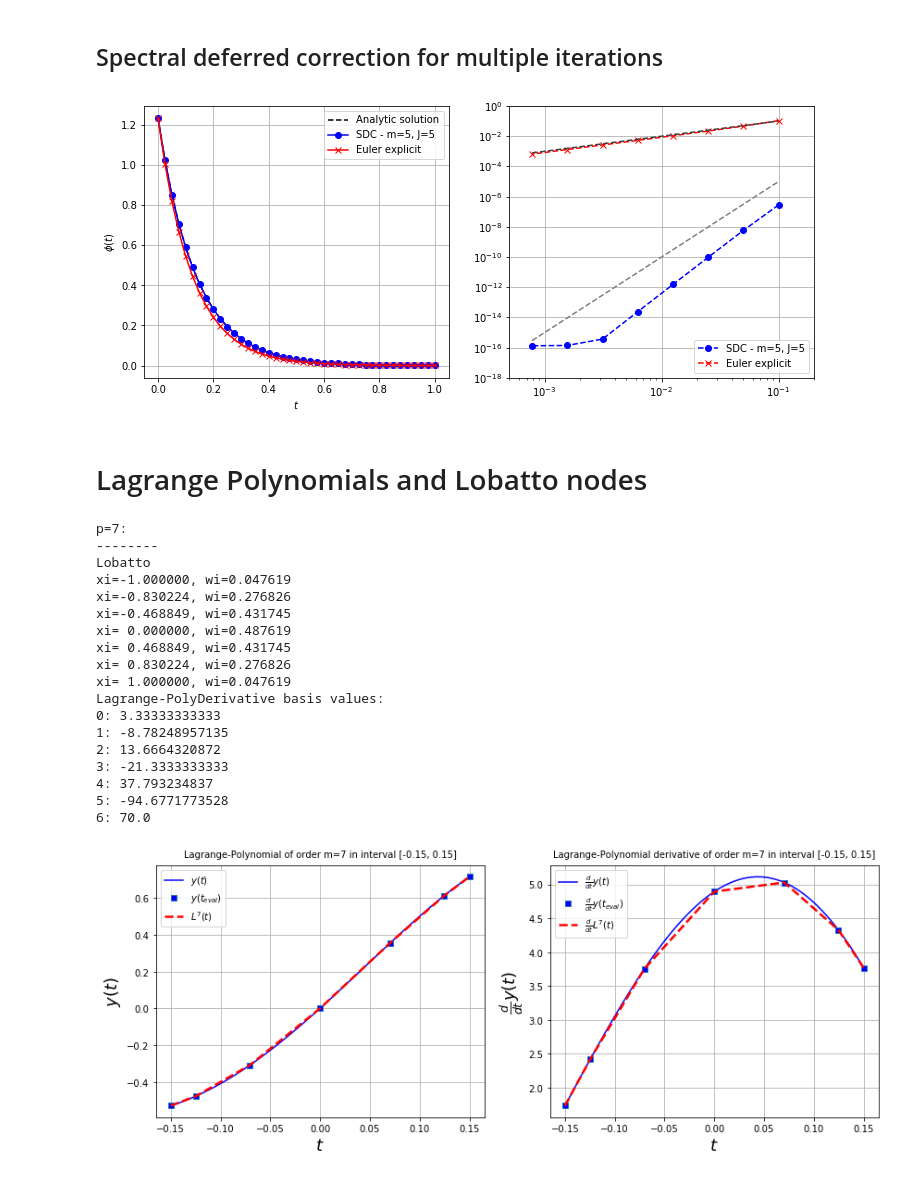
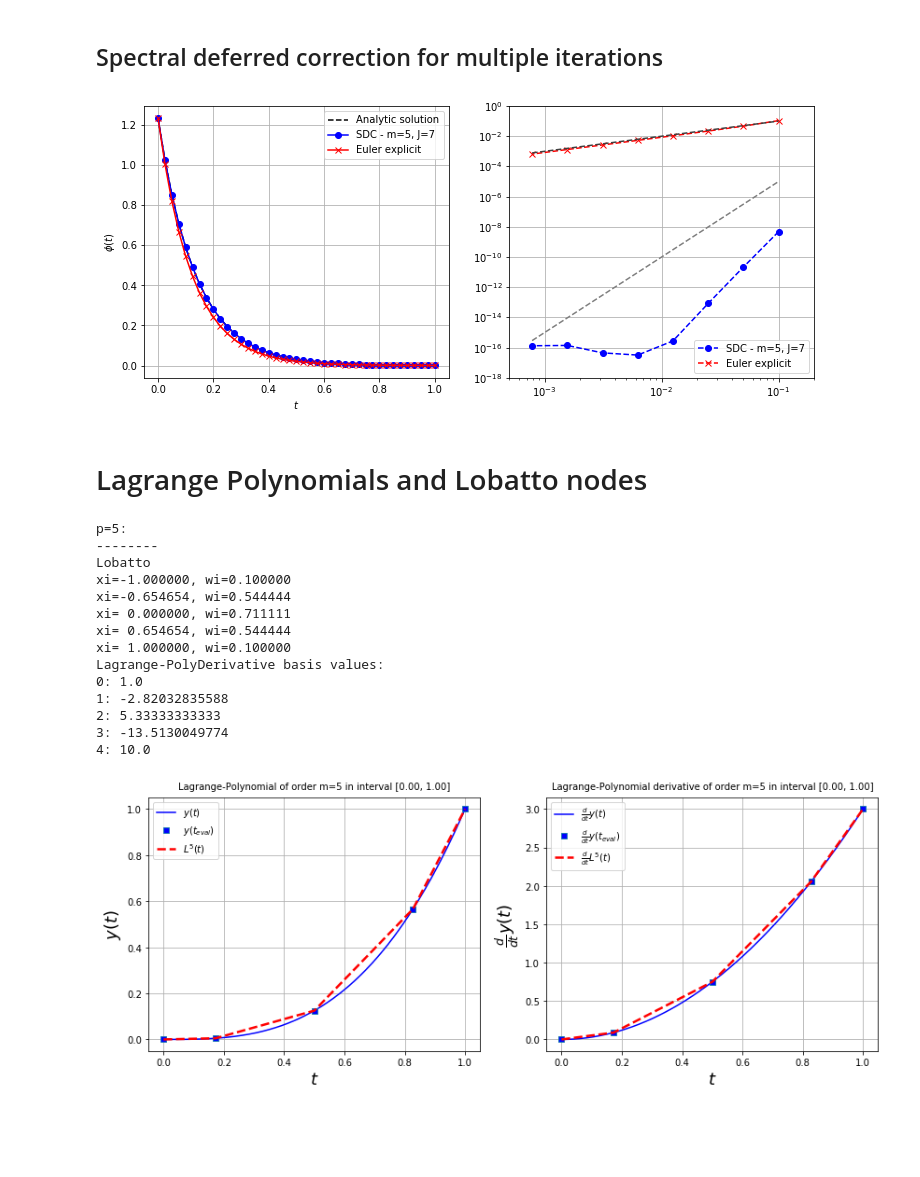
Before and after one commit to winesitter/Python-Scripts, a Jupyter notebook: DeferredCorrection_for_ODEs/SpectralDeferredCorrectionMethod.ipynb, the cells around one changed output. Drawn from its saved outputs; the diff is of its cells as text; code cells hidden in the pictures; blank space fills up the shorter version.

```diff
--- a/DeferredCorrection_for_ODEs/SpectralDeferredCorrectionMethod.ipynb
+++ b/DeferredCorrection_for_ODEs/SpectralDeferredCorrectionMethod.ipynb
@@ -458,7 +458,7 @@ def LobattoRoots(n, tolerance=1e-20, iter_max=10000):
     # The remaining roots are computed through newton-raphson
     for i in range(1, int((n-2)/2) + 1):
         # Use Chebyshev-Gauss-Lobatto roots as initial solution
-        x = np.cos(np.pi*i / n)
+        x = np.cos(np.pi*(i-0.25)/(n+0.5))
 
         error = 10.*tolerance
         iters = 0
@@ -525,7 +525,7 @@ def GaussLobattoWeights(n, tolerance=1e-20, iter_max=10000):
 '''=========================================================================================
     Test of functions
 ========================================================================================='''
-p = 5
+p = 15
 [w_leg, x_leg] = GaussLegendreWeights(p, tolerance=1e-16, iter_max=10000)
 [w_rad, x_rad] = GaussRadauWeights(p, tolerance=1e-16, iter_max=10000)
 [w_lob, x_lob] = GaussLobattoWeights(p, tolerance=1e-16, iter_max=10000)
@@ -1044,7 +1041,7 @@ lam  = -np.exp(1)**2
 y0   = 1.2345
 Tsim = 1.0
 dt = [0.1, 0.05, 0.025, 0.0125, 0.00625, 0.003125, 0.0015625, 0.00078125]
-n_corr = 5
+n_corr = 7
 n_sub = 5
 
 # Flux function
@@ -1142,7 +1139,7 @@ legend12 = ax12.legend(handles=[errPlot_SDC, errPlot_EEX], loc=0)
 
 plt.show()
 # %% [output]
-[figure, old version]
+[figure, new version]
 # %% [markdown]
 # Lagrange Polynomials and Lobatto nodes
 # %%
@@ -1153,17 +1150,17 @@ plt.show()
 ================================================================'''
 import numpy as np
 from matplotlib import pyplot as plt
-y  = lambda t: np.sin(2. * np.pi * t) * np.exp(-(t-0.5)**2)
-dy = lambda t: -2.0 * (t-0.5) * y(t) + 2.0*np.pi*np.cos(2. * np.pi * t) * np.exp(-(t-0.5)**2)
-#y  = lambda t: t**3
-#dy = lambda t: 3.*t**2
+#y  = lambda t: np.sin(2. * np.pi * t) * np.exp(-(t-0.5)**2)
+#dy = lambda t: -2.0 * (t-0.5) * y(t) + 2.0*np.pi*np.cos(2. * np.pi * t) * np.exp(-(t-0.5)**2)
+y  = lambda t: t**3
+dy = lambda t: 3.*t**2
 
 
-t_start = -.15
-t_end = .15
+t_start = 0
+t_end = 1
 t = np.linspace(t_start, t_end, 1000)
 
-m = 7
+m = 5
 [w_lob, x_lob] = GaussLobattoWeights(m, tolerance=1e-16, iter_max=10000)
 print("p=%d:\n--------" % m)
 print("Lobatto")
@@ -1196,46 +1193,42 @@ ax1 = fig.add_subplot(121)
 ax2 = fig.add_subplot(122)
 
 # Create y-plot
 ax1.plot(t, y(t), ls='-', c='b', label=r'$y(t)$')
 ax1.plot(t_i, y_i, ls='None', marker='s', mfc='b', label=r'$y(t_{eval})$')
 ax1.plot(t_eval, L_eval, ls='--', lw=2.5,
          marker='None', c='r', label=r'$L^{%s}(t)$' %(m))
 
 # Create dy/dt-plot
 ax2.plot(t, dy(t), ls='-', c='b', label=r'$\frac{d}{dt}y(t)$')
 ax2.plot(t_i, dy_i, ls='None', marker='s', mfc='b', label=r'$\frac{d}{dt}y(t_{eval})$')
 ax2.plot(t_eval, L_eval_ddt, ls='--', lw=2.5,
          marker='None', c='r', label=r'$\frac{d}{dt}L^{%s}(t)$' %(m))
 
 ax1.set_xlabel(r'$t$', fontsize=18)
 ax1.set_ylabel(r'$y(t)$', fontsize=18)
 ax1.set_title(r'Lagrange-Polynomial of order m=%d in interval [%.2f, %.2f]' % (m, t_0, t_1), fontsize=10, y=1.01)
 ax1.grid(True)
 ax1.legend(loc=0)
 
 ax2.set_xlabel(r'$t$', fontsize=18)
 ax2.set_ylabel(r'$\frac{d}{dt}y(t)$', fontsize=18)
 ax2.set_title(r'Lagrange-Polynomial derivative of order m=%d in interval [%.2f, %.2f]' % (m, t_0, t_1), fontsize=10, y=1.01)
 ax2.grid(True)
 ax2.legend(loc=0)
 plt.show()
 # %% [output]
-p=7:
+p=5:
 --------
 Lobatto
-xi=-1.000000, wi=0.047619
-xi=-0.830224, wi=0.276826
-xi=-0.468849, wi=0.431745
-xi= 0.000000, wi=0.487619
-xi= 0.468849, wi=0.431745
-xi= 0.830224, wi=0.276826
-xi= 1.000000, wi=0.047619
+xi=-1.000000, wi=0.100000
+xi=-0.654654, wi=0.544444
+xi= 0.000000, wi=0.711111
+xi= 0.654654, wi=0.544444
+xi= 1.000000, wi=0.100000
 Lagrange-PolyDerivative basis values:
-0: 3.33333333333
-1: -8.78248957135
-2: 13.6664320872
-3: -21.3333333333
-4: 37.793234837
-5: -94.6771773528
-6: 70.0
+0: 1.0
+1: -2.82032835588
+2: 5.33333333333
+3: -13.5130049774
+4: 10.0
-[figure, old version]
+[figure, new version]
```
Also changed, not shown: parts of 1 cell of this notebook.
